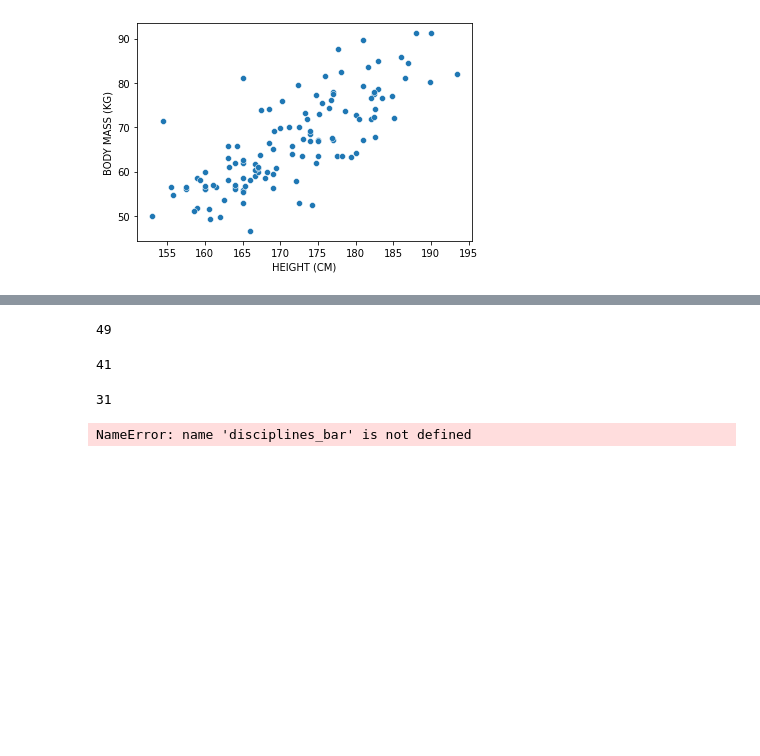
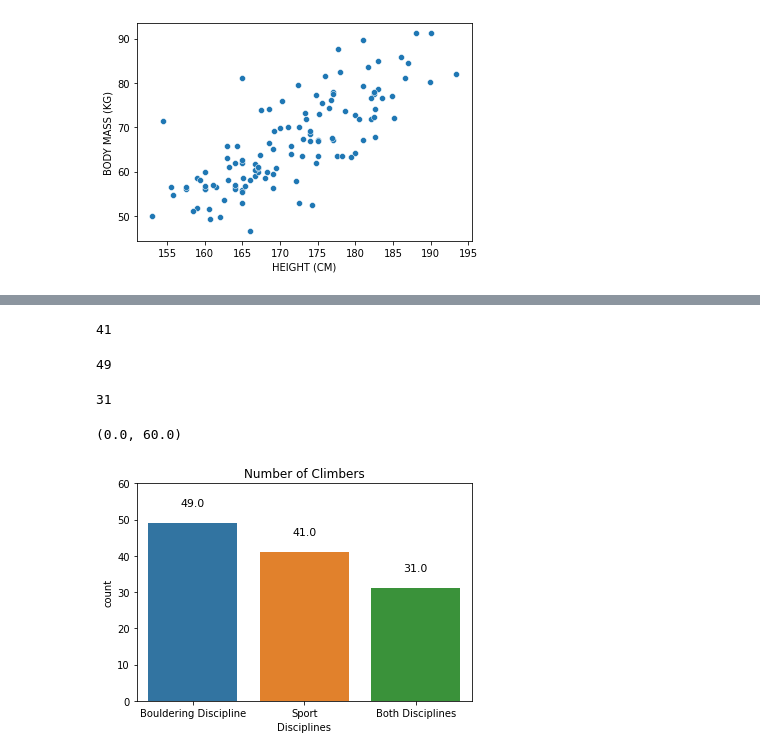
Before and after one commit to haokliao/Critical-Force-Visualization, a Jupyter notebook: EDA_001_notebook.ipynb, the cells around one changed output, grey strips where cells are left out. Cells and saved outputs as stored; diff of their text form; code cells hidden in the pictures; blank space fills up the shorter version.

Commit message:
Removed function, applied changes to Climbing Disciplines dataframe cleaning

```diff
--- a/EDA_001_notebook.ipynb
+++ b/EDA_001_notebook.ipynb
@@ -97,43 +93,36 @@ Pretty even distribution of sport climbers and boulderers!
+# %%
+#Value of climbers that only boulder (Intersection of all Boulderers with non NaN values and Sport Climbers NaN values)
+only_boulder = (dataframe['BOULDER GRADE IRCRA'].notnull() & dataframe['SPORT GRADE IRCRA'].isnull()).sum()
+only_boulder
+# %% [output]
+41
 # %%
-## Finding amount of climbers that only sport climb
-drop_boulder = dataframe['BOULDER GRADE IRCRA'].dropna()
-only_sport = (dataframe['SPORT GRADE IRCRA'].notnull().count() - drop_boulder.count())
+#Value of climbers that only sport climb (Intersection of all Sport Climbers with non NaN values and Boulderers NaN values)
+only_sport = (dataframe['BOULDER GRADE IRCRA'].isnull() & dataframe['SPORT GRADE IRCRA'].notnull()).sum()
 only_sport
 # %% [output]
 49
 # %%
-# Finding amount of climbers that only boulder
-drop_sport = dataframe['SPORT GRADE IRCRA'].dropna()
-only_boulder = (dataframe['BOULDER GRADE IRCRA'].notnull().count() - drop_sport.count())
-only_boulder
+#Value of climbers that do both (Both non NaN values)
+both = (dataframe['SPORT GRADE IRCRA'].notnull() & dataframe['BOULDER GRADE IRCRA'].notnull()).sum()
+both
 # %% [output]
-41
+31
-# %%
-# Finding amount of climbers that do both sport and bouldering
-both_disc = dataframe[['SPORT GRADE IRCRA', 'BOULDER GRADE IRCRA']].dropna().count().to_frame()
-both = both_disc.loc['SPORT GRADE IRCRA',0]
-both
-# %% [output]
-31
 # %%
 # Create a new dataframe to represent this information
-
-## THIS FUNCTION NEEDS TO RETURN THE DATAFRAME disciplines_bar
-def discipline(sport,boulder,both):
-    db = {'Disciplines': ["Bouldering Discipline", "Sport", "Both Disciplines"], 'count': [sport, boulder, both]}
-    disciplines_bar = pd.DataFrame(db)
-
-discipline(sport = only_sport, boulder =  only_boulder, both = both)
+db = {'Disciplines': ["Bouldering Discipline", "Sport", "Both Disciplines"], 'count': [only_sport, only_boulder, both]}
+disciplines_bar = pd.DataFrame(db)
 
 # Plot dataframe in a seaborn barplot
 ax = sns.barplot(data=disciplines_bar, x="Disciplines", y="count")
 plt.title('Number of Climbers')
 
 # Create annotations in chart
 for p in ax.patches:
              ax.annotate(p.get_height(), (p.get_x() + p.get_width() / 2., p.get_height()),
                  ha='center', va='center', fontsize=11, color='black', xytext=(0, 20),
                  textcoords='offset points')
 ax.set_ylim(0,60) #To make space for the annotations
 # %% [output]
-NameError: name 'disciplines_bar' is not defined
+(0.0, 60.0)
+[figure, added]
```
Also changed, not shown: parts of 2 cells of this notebook, 1 other file.
